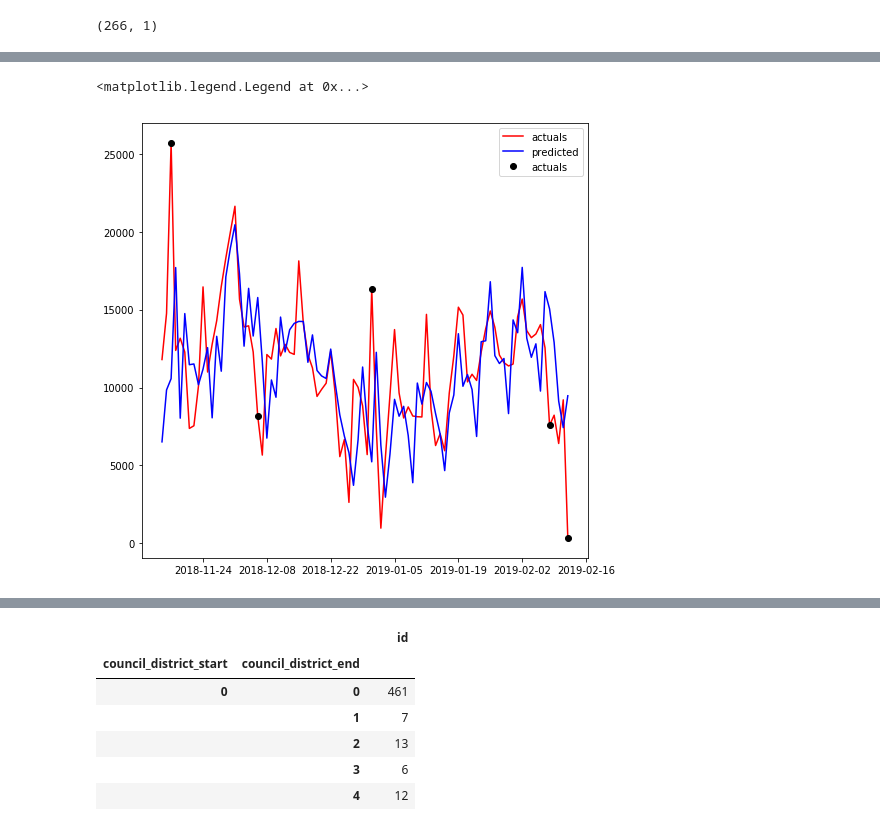
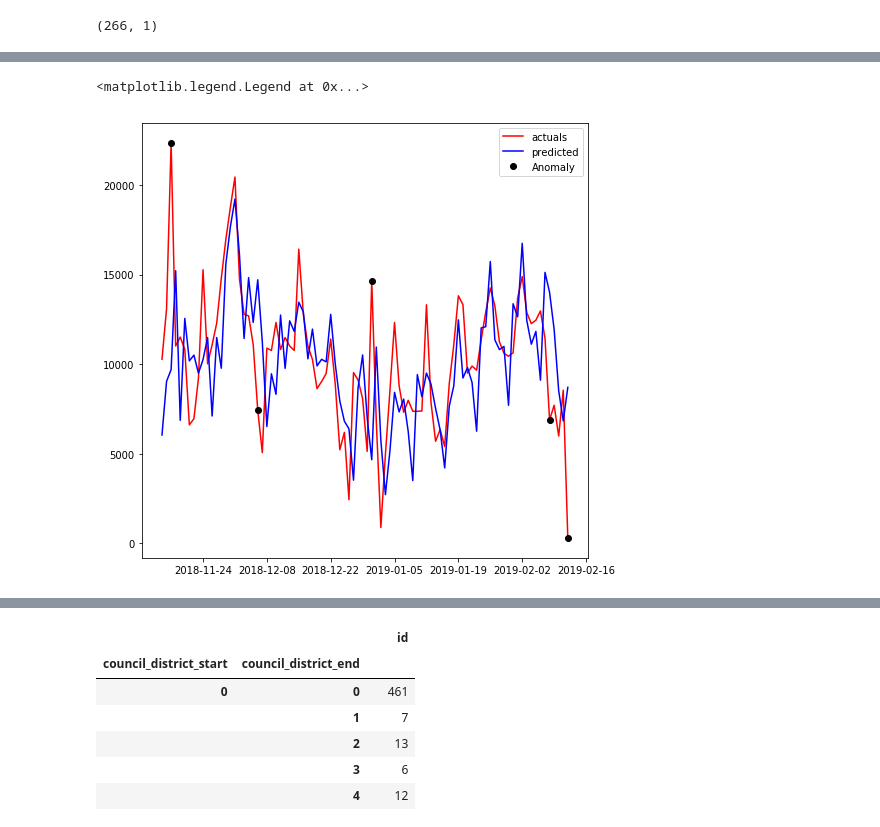
Before and after one commit to SohamMody/Event-Detection-from-Dockless-Scooter-Trips-Austin, a Jupyter notebook: EDA.ipynb, the cells around one changed output, grey strips where cells are left out. Drawn from its saved outputs; the diff is of its cells as text; code cells hidden in the pictures.

```diff
--- a/EDA.ipynb
+++ b/EDA.ipynb
@@ -235,7 +289,7 @@ dockless_agg_census['date'] = dockless_agg_census.start_time.dt.date
 # %%
 groupby_ct = dockless_agg_census.groupby('TRACTCE10',as_index=False).count()[['TRACTCE10','id']].sort_values('id')
 # %%
-groupby_date = dockless_agg_census.groupby('date').count()[['id']].sort_index()
+groupby_date = dockless_agg_census_chopped.groupby('date').count()[['id']].sort_index()
 # %%
 groupby_date = groupby_date[27:]
 # %%
@@ -290,10 +329,11 @@ Name: 2019-02-12, dtype: float64
 # %%
+%%time
 history = [x for x in train_log.values]
 predictions = []
 predict_log= []
 for key,value in test_log.iterrows():
     model = sm.tsa.SARIMAX(history, order=my_order, seasonal_order=my_seasonal_order,enforce_stationarity=False,enforce_invertibility=False)
-    model_fit = model.fit(disp=0)
+    model_fit = model.fit(disp=0,maxiter=200,method='powell')
     output = model_fit.forecast()
     predict_log.append(output[0])
     yhat = 10**output[0]
@@ -337,35 +379,16 @@ def detect_classify_anomalies(df,window):
     df.fillna(0,inplace=True)
     df['error']=df['actuals']-df['predicted']
     df['percentage_change'] = (df['error'] / df['actuals']) * 100
-    df['meanval'] = df['error'].rolling(window=window,min_periods=1).mean()
-    df['deviation'] = df['error'].std()#rolling(window=window,min_periods=1).std()
-#     df['-3s'] = df['meanval'] - (2 * df['deviation'])
-#     df['3s'] = df['meanval'] + (2 * df['deviation'])
-#     df['-2s'] = df['meanval'] - (1.75 * df['deviation'])
-#     df['2s'] = df['meanval'] + (1.75 * df['deviation'])
-#     df['-1s'] = df['meanval'] - (1.5 * df['deviation'])
-#     df['1s'] = df['meanval'] + (1.5 * df['deviation'])
-#     cut_list = df[['error', '-3s', '-2s', '-1s', 'meanval', '1s', '2s', '3s']]
-#     cut_values = cut_list.values
-#     cut_sort = np.sort(cut_values)
-#     df['impact'] = [(lambda x: np.where(cut_sort == df['error'][x])[1][0])(x) for x in
-#                                range(len(df['error']))]
-#     severity = {0: 3, 1: 2, 2: 1, 3: 0, 4: 0, 5: 1, 6: 2, 7: 3}
-#     region = {0: "NEGATIVE", 1: "NEGATIVE", 2: "NEGATIVE", 3: "NEGATIVE", 4: "POSITIVE", 5: "POSITIVE", 6: "POSITIVE",
-#               7: "POSITIVE"}
-#     df['color'] =  df['impact'].map(severity)
-#     df['region'] = df['impact'].map(region)
-#     df['anomaly_points'] = np.where(df['color'] == 3, df['error'], np.nan)
+    df['meanval'] = df['error'].mean()#rolling(window=window,center=True,min_periods=1).mean()
+    df['deviation'] = df['error'].std()#rolling(window=window,center=True,min_periods=1).std()
     df['anomaly'] = df.apply(lambda x: 1 if(x['error']>=x['meanval']+2*x['deviation']\
                                             or x['error']<=x['meanval']-2*x['deviation'] ) else 0,axis=1)
-    df = df.sort_values(by='date', ascending=False)
+    df = df.sort_values(by='date')
     df.date = pd.to_datetime(df['date'].astype(str), format="%Y-%m-%d")
     return df
 # %%
-classify_df=detect_classify_anomalies(predicted_df,10)
-classify_df.reset_index(inplace=True)
-del classify_df['index']
-# plot_anomaly(classify_df,"metric_name")
+classify_df=detect_classify_anomalies(predicted_df,5)
+classify_df.reset_index(inplace=True,drop=True)
 # %%
 classify_df[classify_df['anomaly']==1]
 # %% [output]
@@ -387,10 +410,10 @@ Name: actuals, dtype: int64
 # %%
 fig,ax = plt.subplots(figsize=(8, 8))
 ax.plot(classify_df.date,classify_df.actuals,'r')
 ax.plot(classify_df.date,classify_df.predicted,'b')
 ax.plot(classify_df.loc[classify_df['anomaly']==1].date,classify_df.loc[classify_df['anomaly']==1].actuals,\
-        'o',color='black')
+        'o',color='black',label='Anomaly')
 plt.legend()
 # %% [output]
 <matplotlib.legend.Legend at 0x...>
-[figure, old version]
+[figure, new version]
```
Also changed, not shown: parts of 36 cells of this notebook, 1 other file.
